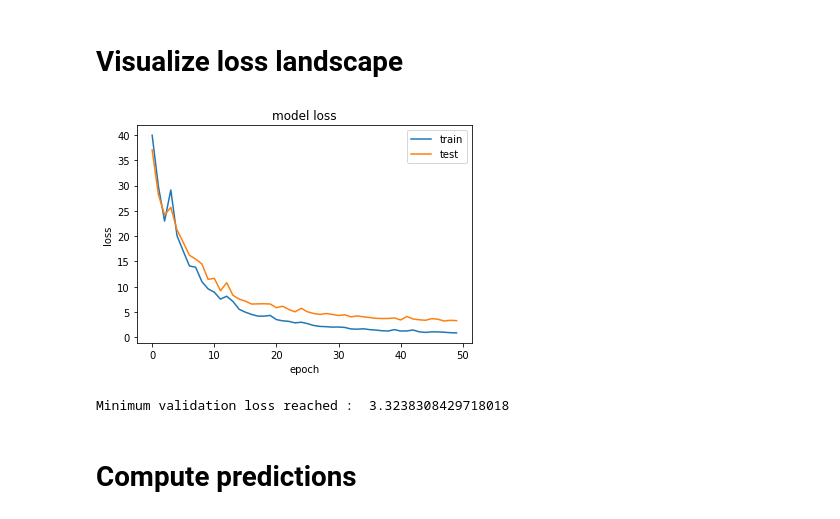
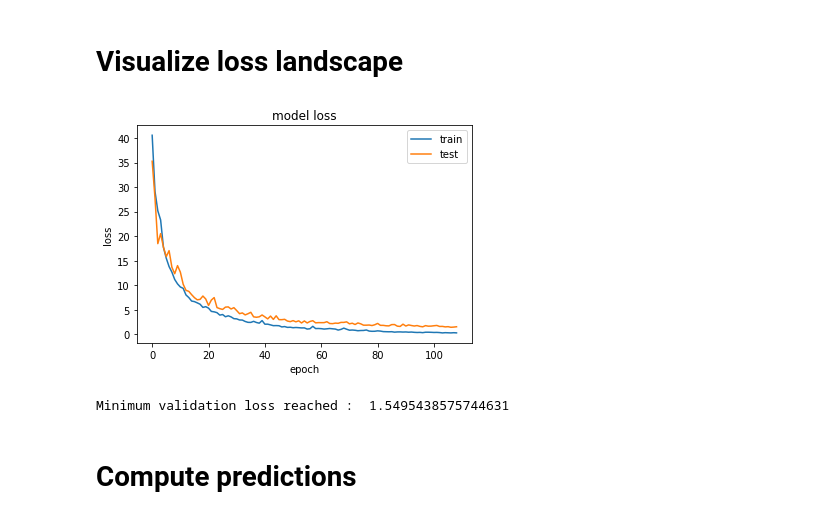
Before and after one commit to DanieleAngioni97/CV_Project, a Jupyter notebook: Localization.ipynb, the cells around one changed output. Saved outputs shown, nothing was run; the diff lists cells and outputs as text; code cells hidden in the pictures.

Commit message:
Last training with separated test set

```diff
--- a/Localization.ipynb
+++ b/Localization.ipynb
@@ -166,26 +242,26 @@ history = model.fit(train_dataset,
 # %%
 import matplotlib.pyplot as plt
 
-training_log = pd.read_csv("/content/drive/My Drive/Colab_Notebooks/CV_Project/loss/bestmodel_30-10.csv").to_numpy()
+training_log = pd.read_csv("/content/drive/My Drive/Colab_Notebooks/CV_Project/loss/my_logs_new.csv").to_numpy()
 
 loss = training_log[:,1]
 val_loss = training_log[:,2]
 
 #summarize history for loss
 plt.figure()
 plt.plot(list(loss))
 plt.plot(list(val_loss))
 plt.title('model loss')
 plt.ylabel('loss')
 plt.xlabel('epoch')
 plt.legend(['train', 'test'], loc='upper right')
 plt.savefig("/content/drive/My Drive/Colab_Notebooks/CV_Project/loss/" + 'bestmodel-LOSS_30-10.png')
 plt.show()
 
 print("Minimum validation loss reached : ", val_loss[-1])
 # %% [output]
-[figure, old version]
+[figure, new version]
-Minimum validation loss reached :  3.3238308429718018
+Minimum validation loss reached :  1.5495438575744631
 # %% [markdown]
 # **Compute predictions**
 # %%
```
Also changed, not shown: parts of 6 cells of this notebook.
